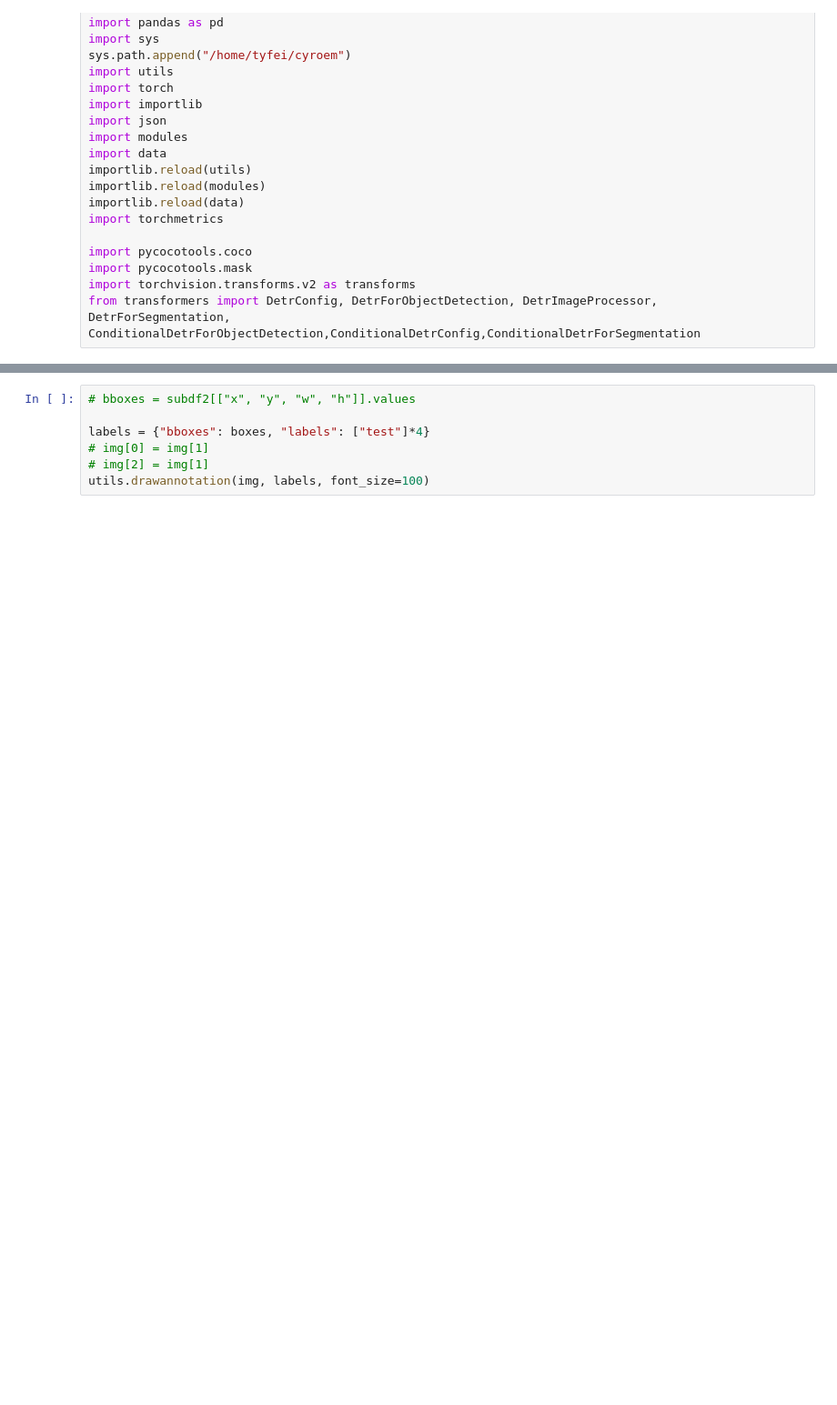
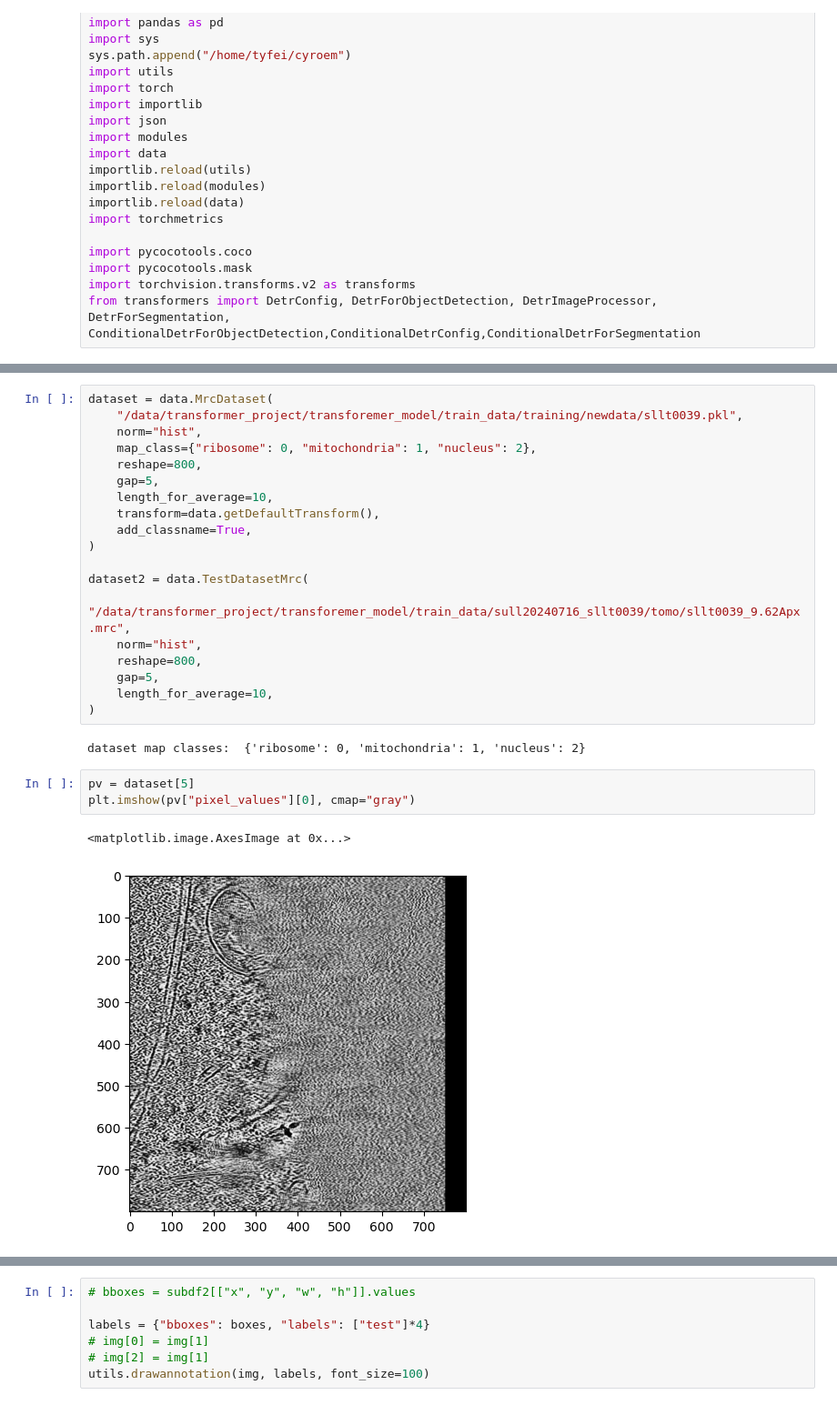
Before and after one commit to tyfei0216/TomoGNN, a Jupyter notebook: demo.ipynb, the cells around one changed output, grey strips where cells are left out. Shown at 91% size. Drawn from its saved outputs; the diff is of its cells as text; blank space fills up the shorter version.

```diff
--- a/demo.ipynb
+++ b/demo.ipynb
@@ -40,0 +211,27 @@ finish loading parameters
+# %%
+dataset = data.MrcDataset(
+    "/data/transformer_project/transforemer_model/train_data/training/newdata/sllt0039.pkl",
+    norm="hist",
+    map_class={"ribosome": 0, "mitochondria": 1, "nucleus": 2},
+    reshape=800,
+    gap=5,
+    length_for_average=10,
+    transform=data.getDefaultTransform(),
+    add_classname=True,
+)
+
+dataset2 = data.TestDatasetMrc(
+    "/data/transformer_project/transforemer_model/train_data/sull20240716_sllt0039/tomo/sllt0039_9.62Apx.mrc",
+    norm="hist",
+    reshape=800,
+    gap=5,
+    length_for_average=10,
+)
+# %% [output]
+dataset map classes:  {'ribosome': 0, 'mitochondria': 1, 'nucleus': 2}
+# %%
+pv = dataset[5]
+plt.imshow(pv["pixel_values"][0], cmap="gray")
+# %% [output]
+<matplotlib.image.AxesImage at 0x...>
+[figure, added]
```
Also changed, not shown: parts of 44 cells of this notebook, 9 other files.
